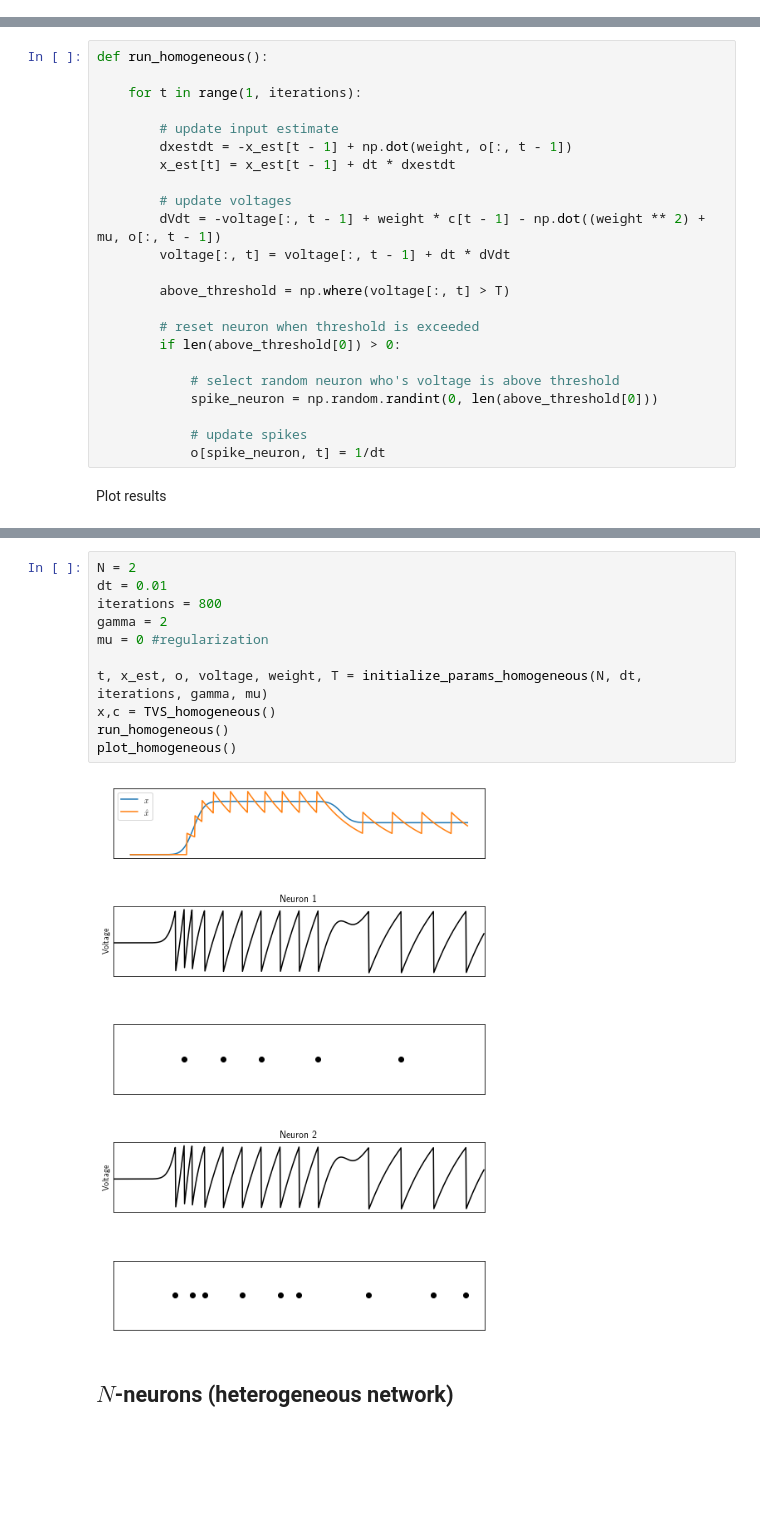
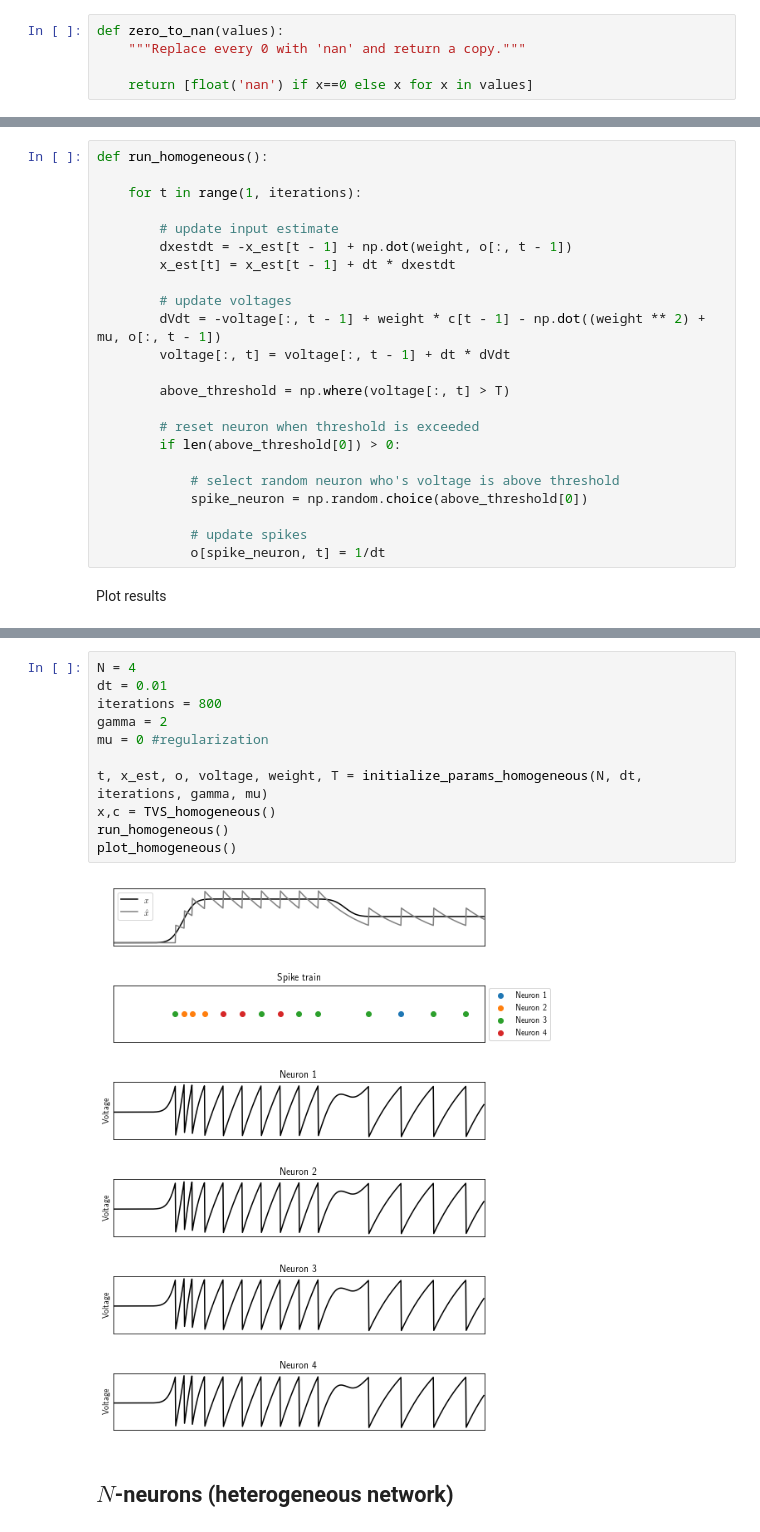
Before and after one commit to ABra1993/LisbonLab, a Jupyter notebook: CSM.ipynb, the cells around one changed output, grey strips where cells are left out. Saved outputs shown, nothing was run; the diff lists cells and outputs as text; blank space fills up the shorter version.

```diff
--- a/CSM.ipynb
+++ b/CSM.ipynb
@@ -8,6 +8,11 @@ import pylab as pl
 from scipy.signal import sweep_poly
 from scipy.ndimage.filters import gaussian_filter1d
 import matplotlib.animation as animation
+# %%
+def zero_to_nan(values):
+    """Replace every 0 with 'nan' and return a copy."""
+
+    return [float('nan') if x==0 else x for x in values]
 # %% [markdown]
 ## Single-neuron
 # %% [markdown]
@@ -182,7 +187,7 @@ def run_homogeneous():
         if len(above_threshold[0]) > 0:
 
             # select random neuron who's voltage is above threshold
-            spike_neuron = np.random.randint(0, len(above_threshold[0]))
+            spike_neuron = np.random.choice(above_threshold[0])
 
             # update spikes
             o[spike_neuron, t] = 1/dt
@@ -240,16 +242,16 @@ def plot_homogeneous():
 # %%
-N = 2
+N = 4
 dt = 0.01
 iterations = 800
 gamma = 2
 mu = 0 #regularization
 
 t, x_est, o, voltage, weight, T = initialize_params_homogeneous(N, dt, iterations, gamma, mu)
 x,c = TVS_homogeneous()
 run_homogeneous()
 plot_homogeneous()
 # %% [output]
-[figure, old version]
+[figure, new version]
 # %% [markdown]
 ## $\textit{N}$-neurons (heterogeneous network)
 # %% [markdown]
```
Also changed, not shown: parts of 4 cells of this notebook, 2 other files.
